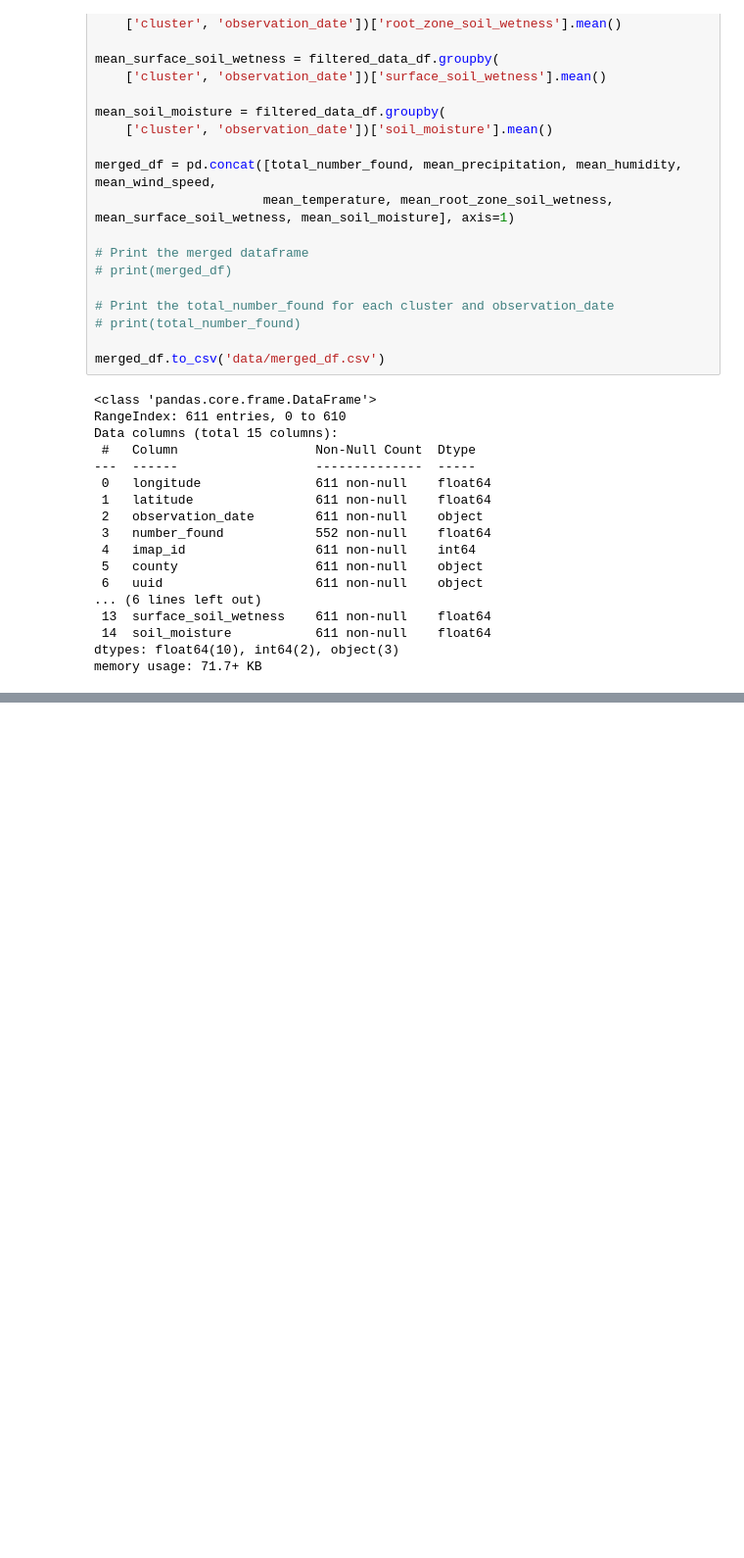
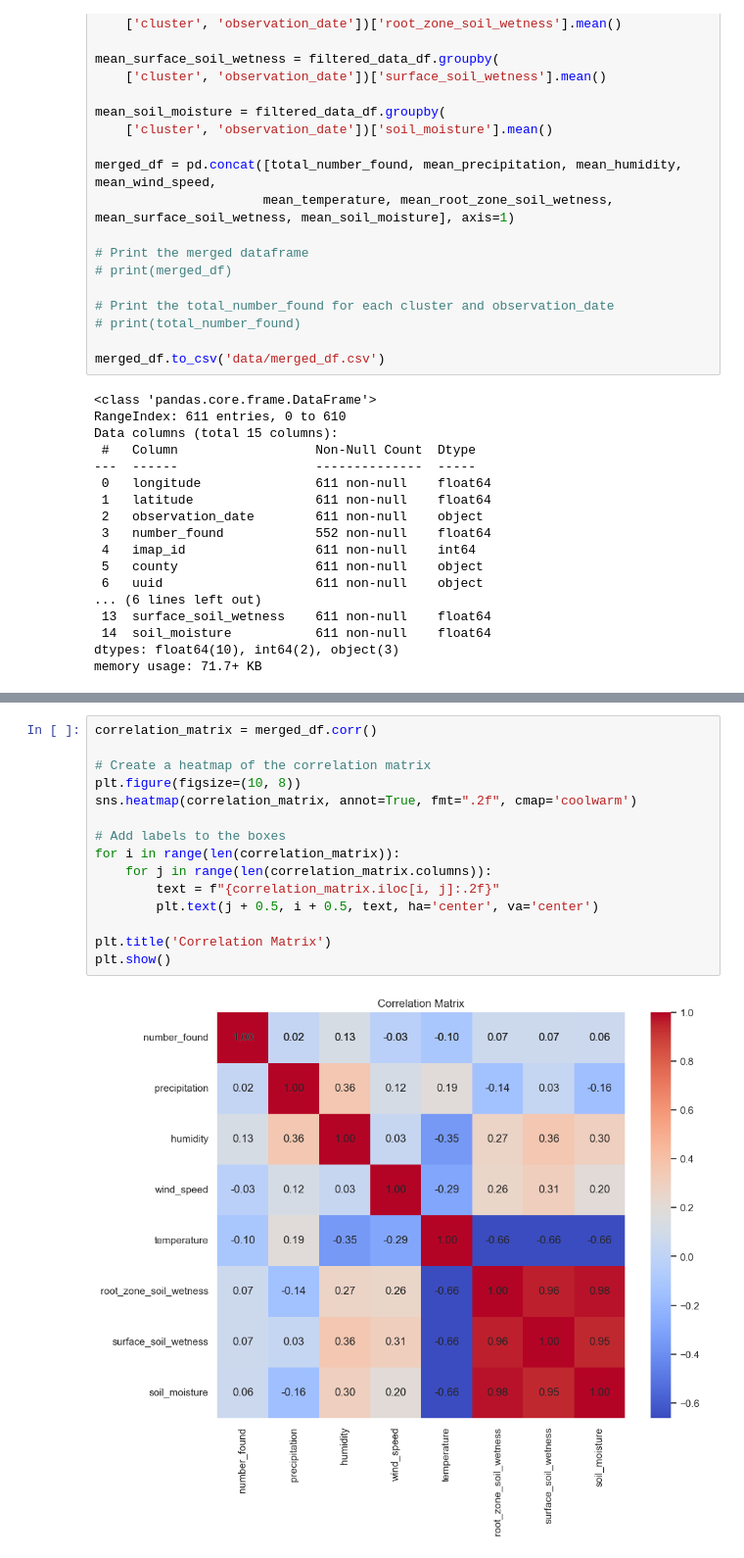
Before and after one commit to ITWSDataScience/Predicting_Invasive_Species_Outbreak_Using_Environment_Data_Group7_Fall2023, a Jupyter notebook: Common_Reed_Analysis.ipynb, the cells around one changed output, grey strips where cells are left out. Shown at 98% size. Cells and saved outputs as stored; diff of their text form; blank space fills up the shorter version.

```diff
--- a/Common_Reed_Analysis.ipynb
+++ b/Common_Reed_Analysis.ipynb
@@ -328,3 +344,20 @@ for variable in variables:
 [figure]
 [figure]
 [figure]
+# %%
+correlation_matrix = merged_df.corr()
+
+# Create a heatmap of the correlation matrix
+plt.figure(figsize=(10, 8))
+sns.heatmap(correlation_matrix, annot=True, fmt=".2f", cmap='coolwarm')
+
+# Add labels to the boxes
+for i in range(len(correlation_matrix)):
+    for j in range(len(correlation_matrix.columns)):
+        text = f"{correlation_matrix.iloc[i, j]:.2f}"
+        plt.text(j + 0.5, i + 0.5, text, ha='center', va='center')
+
+plt.title('Correlation Matrix')
+plt.show()
+# %% [output]
+[figure, added]
```
Also changed, not shown: parts of 7 cells of this notebook.
